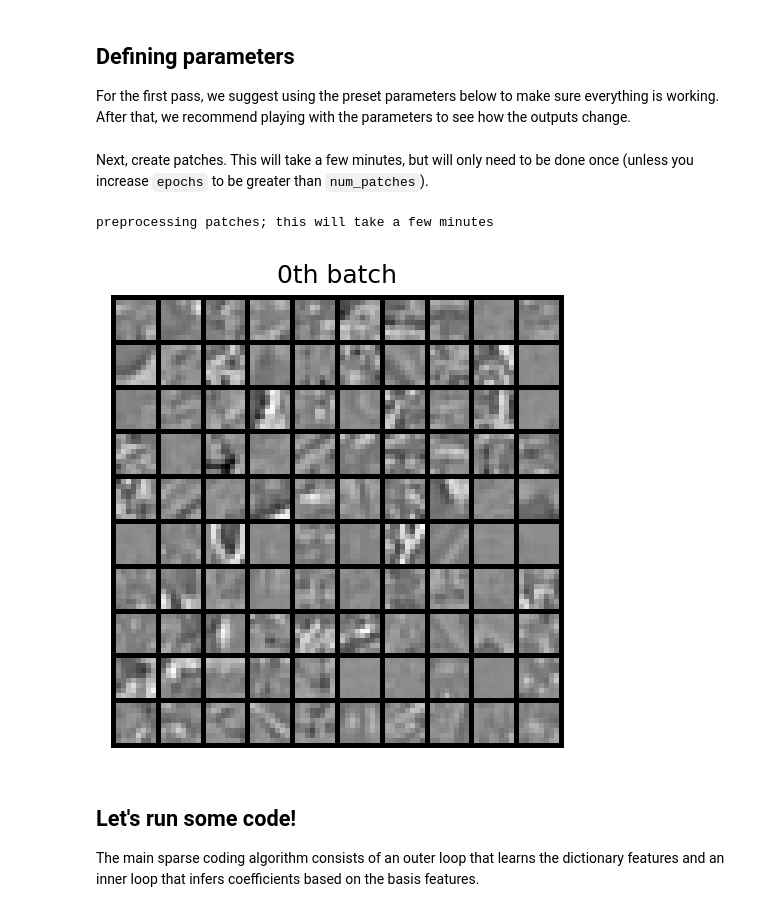
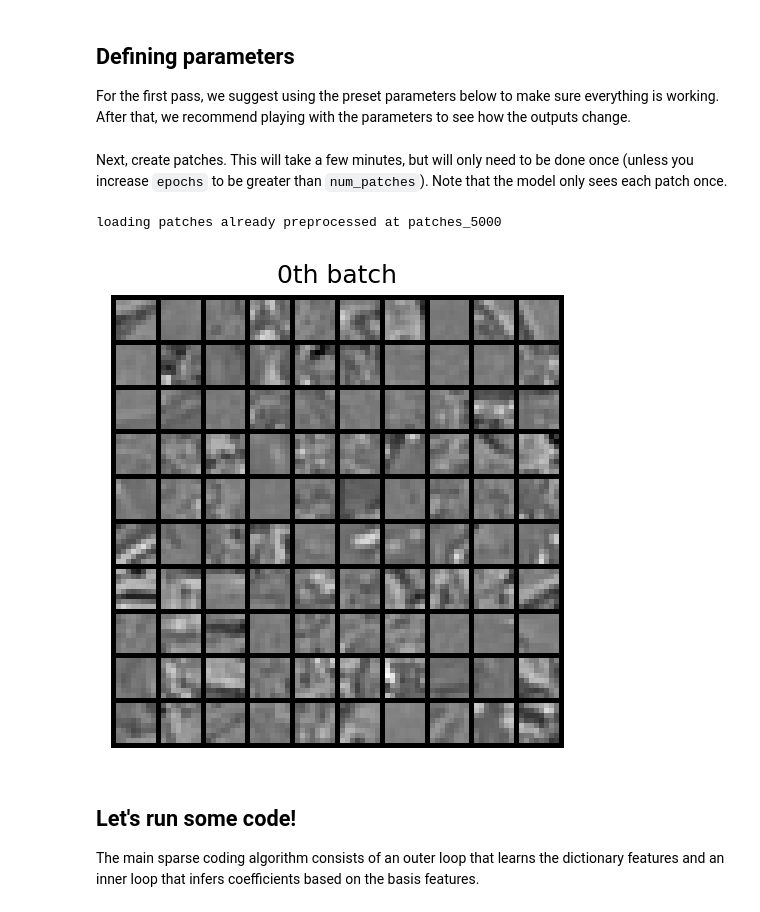
Before and after one commit to rctn/sparsecoding, a Jupyter notebook: tutorials/vanilla/tutorial.ipynb, the cells around one changed output. Saved outputs shown, nothing was run; the diff lists cells and outputs as text; code cells hidden in the pictures.

```diff
--- a/tutorials/vanilla/tutorial.ipynb
+++ b/tutorials/vanilla/tutorial.ipynb
@@ -23,7 +25,7 @@ from src import utils
 # %% [markdown]
 🚨 Insert your image path below.
 # %%
-img_path = "path/to/IMAGES.mat"
+img_path = "IMAGES.mat"
 imgs = utils.load_data(img_path)
 # %% [output]
 [figure]
@@ -98,13 +104,14 @@ phi = F.normalize(phi, dim=0)
 # %% [markdown]
-Next, create patches. This will take a few minutes, but will only need to be done once (unless you increase `epochs` to be greater than `num_patches`).
+Next, create patches. This will take a few minutes, but will only need to be done once (unless you increase `epochs` to be greater than `num_patches`). Note that the model only sees each patch once.
 # %%
 # Load or process patches.
-num_patches = 5000
+num_patches = 5000  # This can be changed to a smaller number, but epochs must be <= num_patches.
+patch_dir = "patches_{}".format(num_patches)
 patches = utils.create_patches(imgs, num_patches, batch_size, N, patch_dir, rng)
 utils.visualize_patches(patches[0, :, :], "0th batch")
 # %% [output]
-preprocessing patches; this will take a few minutes
+loading patches already preprocessed at patches_5000
-[figure, old version]
+[figure, new version]
 # %% [markdown]
 ## Let's run some code!
 The main sparse coding algorithm consists of an outer loop that learns the dictionary features and an inner loop that infers coefficients based on the basis features.
```
Also changed, not shown: parts of 21 cells of this notebook, 5 other files.
